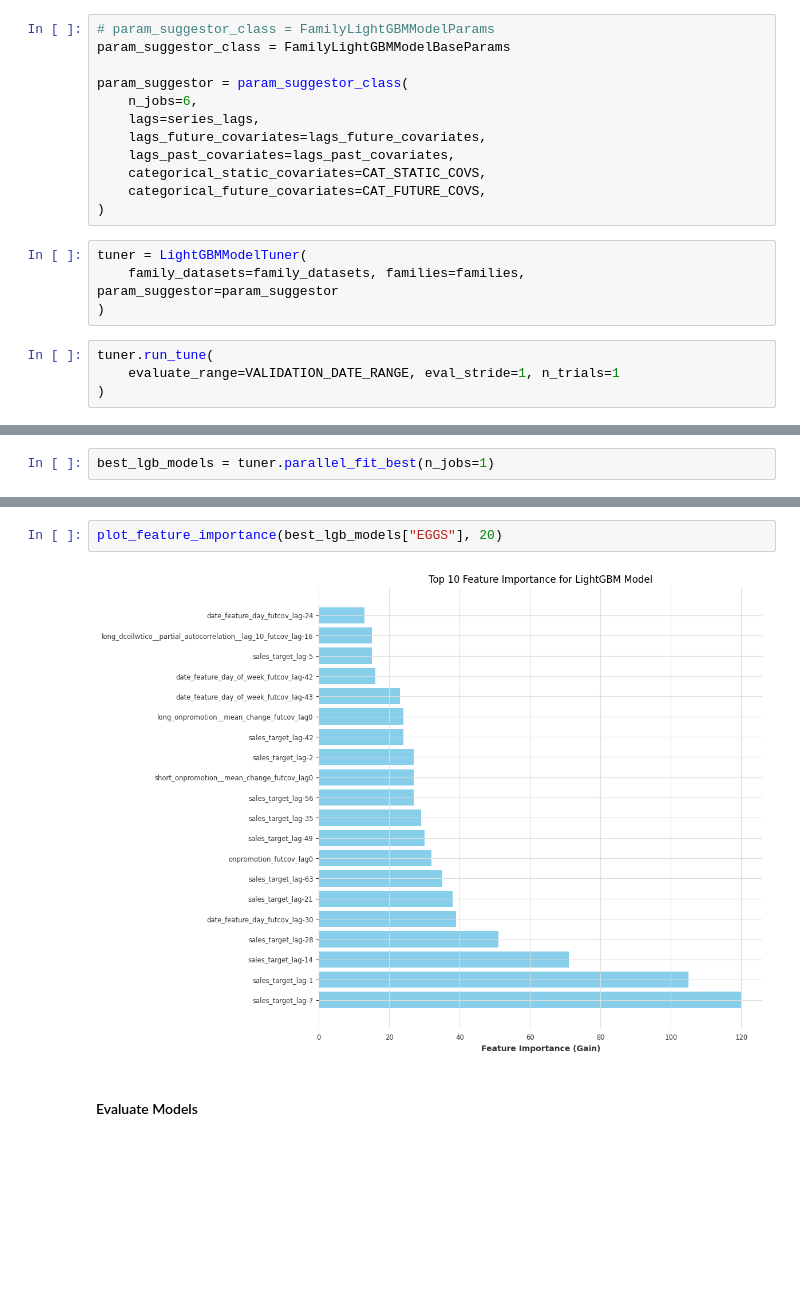
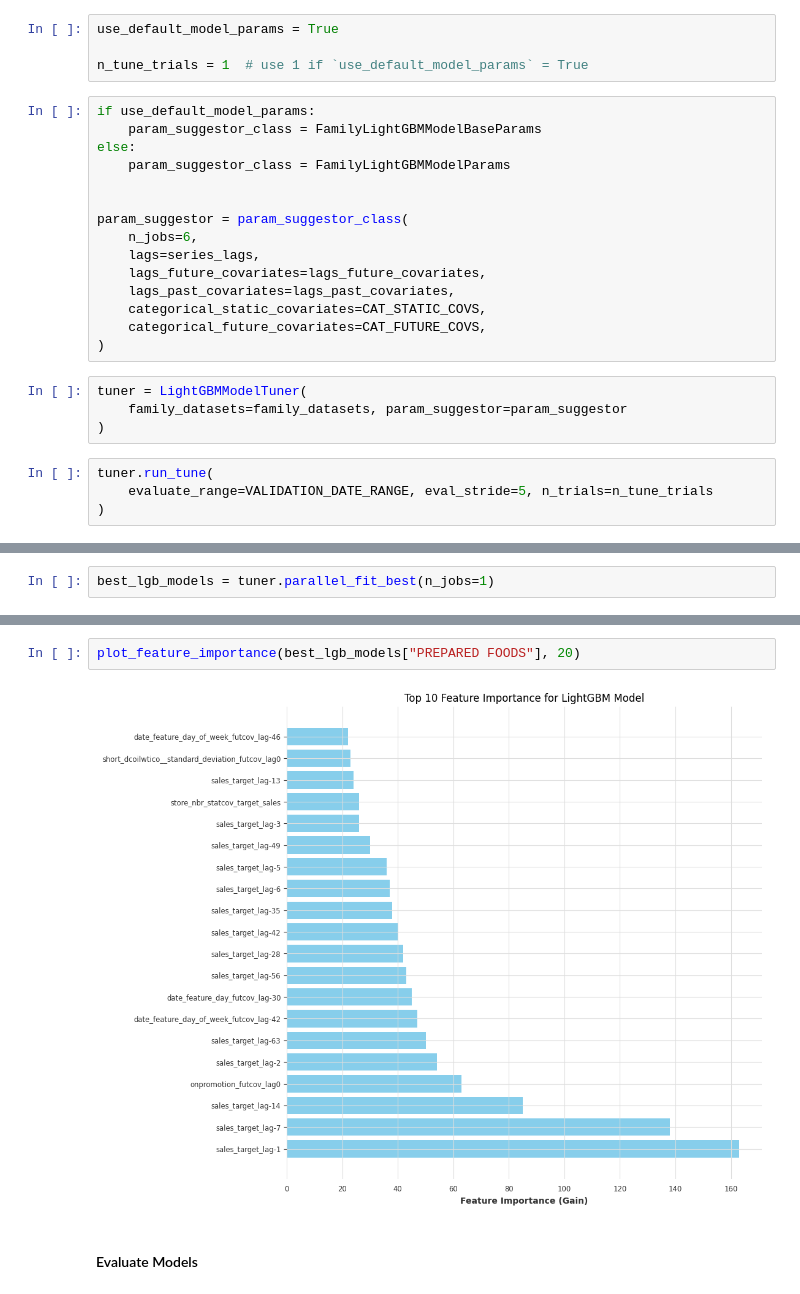
Before and after one commit to Tikhon-Radkevich/Store-Sales, a Jupyter notebook: notebooks/light_gbm/darts_light_gbm_implementation.ipynb, the cells around one changed output, grey strips where cells are left out. Cells and saved outputs as stored; diff of their text form; blank space fills up the shorter version.

Commit message:
LightGBM implementation notebook.

```diff
--- a/notebooks/light_gbm/darts_light_gbm_implementation.ipynb
+++ b/notebooks/light_gbm/darts_light_gbm_implementation.ipynb
@@ -235,6 +244,13 @@ dict_keys(['EGGS'])
+# %%
+use_default_model_params = True
+
+n_tune_trials = 1  # use 1 if `use_default_model_params` = True
 # %%
-# param_suggestor_class = FamilyLightGBMModelParams
-param_suggestor_class = FamilyLightGBMModelBaseParams
+if use_default_model_params:
+    param_suggestor_class = FamilyLightGBMModelBaseParams
+else:
+    param_suggestor_class = FamilyLightGBMModelParams
+
 
 param_suggestor = param_suggestor_class(
     n_jobs=6,
@@ -246,9 +262,9 @@ param_suggestor = param_suggestor_class(
 )
 # %%
 tuner = LightGBMModelTuner(
-    family_datasets=family_datasets, families=families, param_suggestor=param_suggestor
+    family_datasets=family_datasets, param_suggestor=param_suggestor
 )
 # %%
 tuner.run_tune(
-    evaluate_range=VALIDATION_DATE_RANGE, eval_stride=1, n_trials=1
+    evaluate_range=VALIDATION_DATE_RANGE, eval_stride=5, n_trials=n_tune_trials
 )
@@ -301,7 +278,7 @@ PREPARED FOODS:
 # %%
-plot_feature_importance(best_lgb_models["EGGS"], 20)
+plot_feature_importance(best_lgb_models["PREPARED FOODS"], 20)
 # %% [output]
-[figure, old version]
+[figure, new version]
 # %% [markdown]
 #### Evaluate Models
 # %%
```
Also changed, not shown: parts of 30 cells of this notebook.
